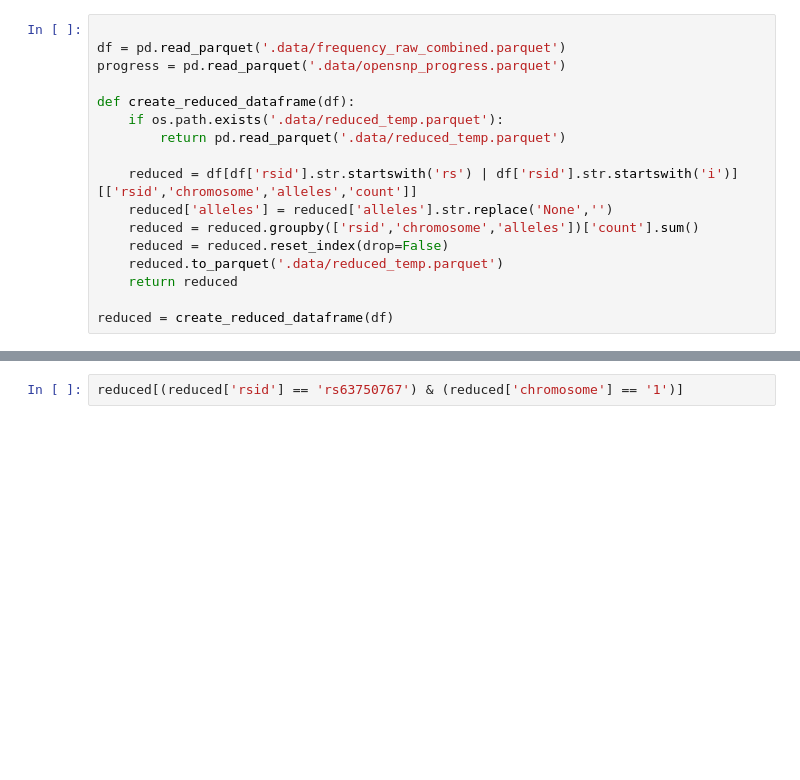
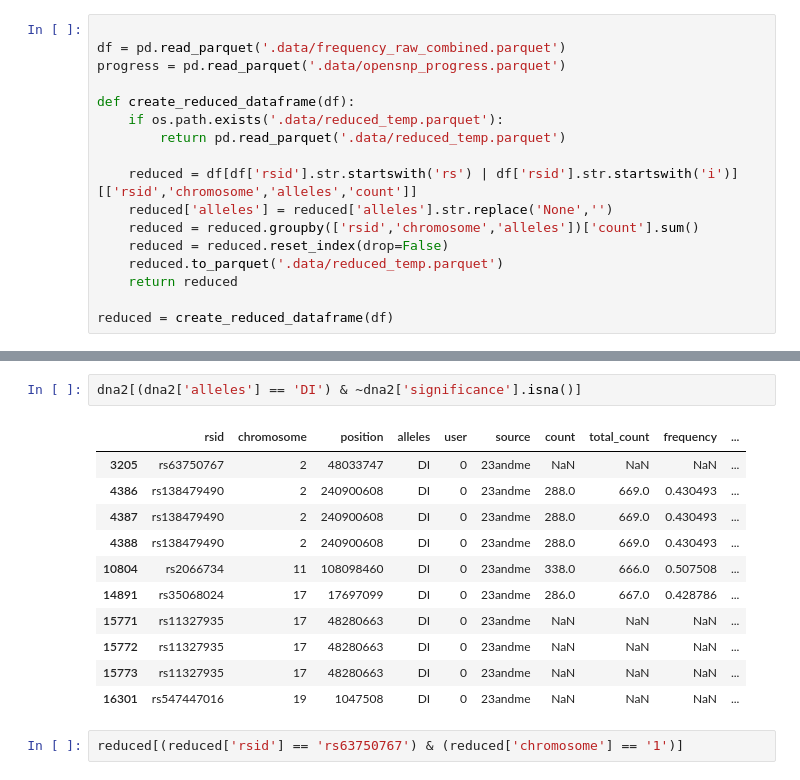
Before and after one commit to DavidMorton/dna, a Jupyter notebook: notebook.ipynb, the cells around one changed output, grey strips where cells are left out. Cells and saved outputs as stored; diff of their text form; blank space fills up the shorter version.

```diff
--- a/notebook.ipynb
+++ b/notebook.ipynb
@@ -24,3 +105,17 @@ reduced = reduced[reduced['alleles'] != '--']
+# %%
+dna2[(dna2['alleles'] == 'DI') & ~dna2['significance'].isna()]
+# %% [output]
+|  | rsid | chromosome | position | alleles | user | source | count | total_count | frequency | ... |
+| 3205 | rs63750767 | 2 | 48033747 | DI | 0 | 23andme | NaN | NaN | NaN | ... |
+| 4386 | rs138479490 | 2 | 240900608 | DI | 0 | 23andme | 288.0 | 669.0 | 0.430493 | ... |
+| 4387 | rs138479490 | 2 | 240900608 | DI | 0 | 23andme | 288.0 | 669.0 | 0.430493 | ... |
+| 4388 | rs138479490 | 2 | 240900608 | DI | 0 | 23andme | 288.0 | 669.0 | 0.430493 | ... |
+| 10804 | rs2066734 | 11 | 108098460 | DI | 0 | 23andme | 338.0 | 666.0 | 0.507508 | ... |
+| 14891 | rs35068024 | 17 | 17697099 | DI | 0 | 23andme | 286.0 | 667.0 | 0.428786 | ... |
+| 15771 | rs11327935 | 17 | 48280663 | DI | 0 | 23andme | NaN | NaN | NaN | ... |
+| 15772 | rs11327935 | 17 | 48280663 | DI | 0 | 23andme | NaN | NaN | NaN | ... |
+| 15773 | rs11327935 | 17 | 48280663 | DI | 0 | 23andme | NaN | NaN | NaN | ... |
+| 16301 | rs547447016 | 19 | 1047508 | DI | 0 | 23andme | NaN | NaN | NaN | ... |
 # %%
 reduced[(reduced['rsid'] == 'rs63750767') & (reduced['chromosome'] == '1')]
 # %%
```
Also changed, not shown: parts of 40 cells of this notebook, 7 other files.
